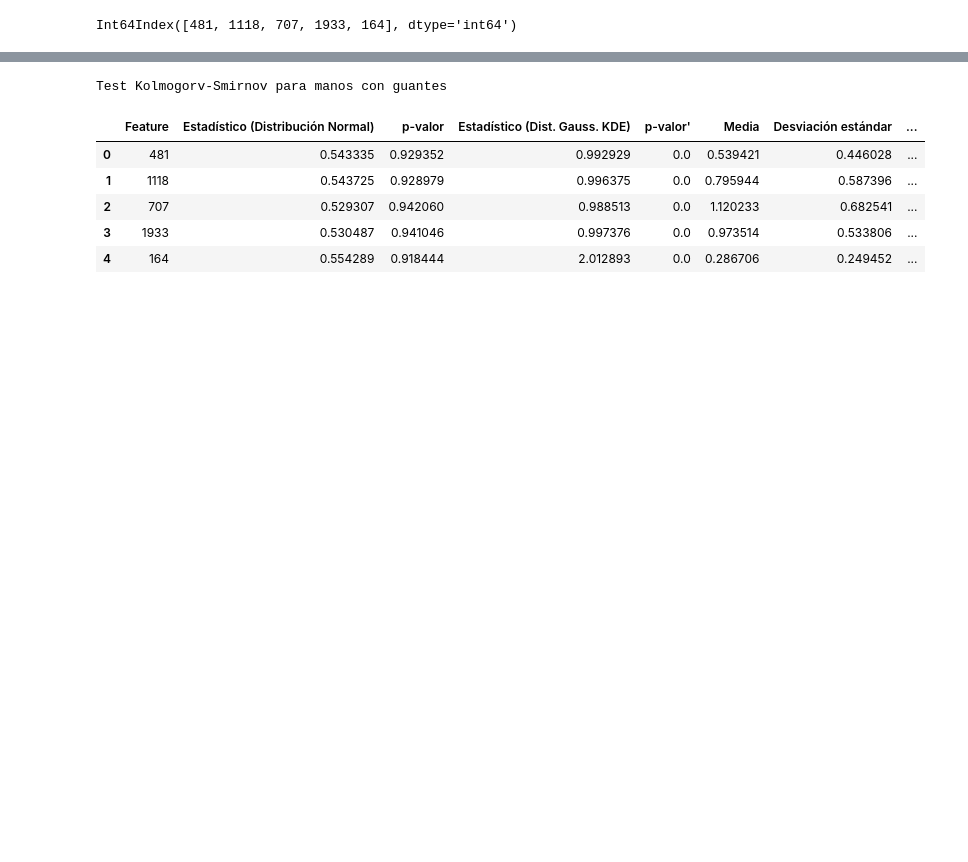
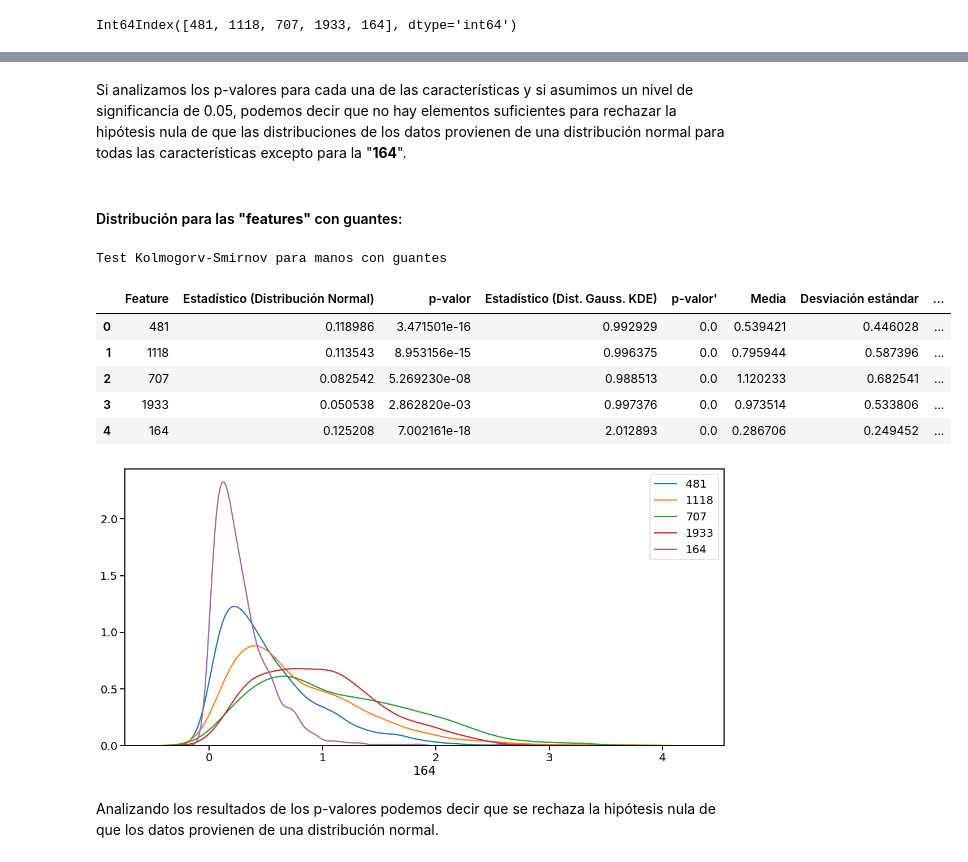
Before and after one commit to leorodriguez/mentoria-diplodatos-grupo2, a Jupyter notebook: mentoria_grupo2_entrega1.ipynb, the cells around one changed output, grey strips where cells are left out. Drawn from its saved outputs; the diff is of its cells as text; code cells hidden in the pictures; blank space fills up the shorter version.

```diff
--- a/mentoria_grupo2_entrega1.ipynb
+++ b/mentoria_grupo2_entrega1.ipynb
@@ -177,6 +224,7 @@ dfcolumns = pd.DataFrame(X.columns)
 featureScores = pd.concat([dfcolumns,dfscores], axis=1)
 featureScores.columns = ['Specs','Score']  #naming the dataframe column
 selected = featureScores.nlargest(5,'Score')
+worst_features = featureScores.nsmallest(3, 'Score')
 selected
 # %% [output]
 |  | Specs | Score |
@@ -249,0 +315,9 @@ data[["filename"]].groupby(data.color).count()
+# %%
+for i in worst_features.index:
+    feature = worst_features.Specs[i]
+    plt.figure(figsize=(8,3))
+    plot = sns.distplot(data[data.color == "mano"][feature], label="Sin Guante")
+    sns.distplot(data[data.color == "amarillo"][feature], label="Guante Am.")
+    sns.distplot(data[data.color == "verde"][feature], label="Guante Verde")
+    plot.axes.set_title("Distribución de la feature {}".format(feature),fontsize=20)
+    plot.legend()
@@ -357,6 +437,6 @@ Int64Index([481, 1118, 707, 1933, 164], dtype='int64')
 # %%
 k_tests_sin_guante = []
-
+plt.figure(figsize=(19,9))
 for feature in selected.index:
     x     = data[data.guantes == 0][str(feature)]
     mu    = np.mean( x )
@@ -364,12 +444,20 @@ for feature in selected.index:
     n     = len( x )
     #test  = [ (y - mu)/(std*np.sqrt(n)) for y in x ]
     #Normalizo
-    test = preprocessing.normalize([x])
+    #x_normalizado = preprocessing.normalize([x])
+    x_normalizado = x
+    mu    = np.mean( x_normalizado )
+    std   = np.std(x_normalizado )
+    n     = len( x_normalizado )
+    sns.distplot(x_normalizado, label=str(feature),  kde=True, hist=False)
+
     #kolmogorv-s
-    s, p  = stats.kstest(test,'norm')
+    s, p  = stats.kstest(x_normalizado,'norm',args=(mu,std))
+    #s, p  = stats.kstest(x_normalizado,'rayleigh',args=(0,mu))
 
     #Aproximo una mezcla de gaussianas
     gauss_kde    = stats.gaussian_kde(x)
+
     #Testeo
     s1, p1 = stats.kstest(x,gauss_kde)
     #print( feature, s1, p1 )
@@ -386,6 +474,7 @@ for feature in selected.index:
     } )
 
     #k_tests.append(( reg,s,pv,mu,std,n))
+plt.legend()
 k_tests_sin_guante_df = pd.DataFrame(k_tests_sin_guante)
 print("Test Kolmogorv-Smirnov para manos sin guantes")
 k_tests_sin_guante_df
@@ -400,44 +490,59 @@ Test Kolmogorv-Smirnov para manos sin guantes
+# %% [markdown]
+Si analizamos los p-valores para cada una de las características y si asumimos un nivel de significancia de 0.05, podemos decir que no hay elementos suficientes para rechazar la hipótesis nula de que las distribuciones de los datos provienen de una distribución normal para todas las características excepto para la "**164**".
+# %% [markdown]
+#### Distribución para las **"features"** con guantes:
 # %%
 k_tests_con_guante = []
-
+plt.figure(figsize=(19,9))
 for feature in selected.index:
     x     = data[data.guantes == 1][str(feature)]
     mu    = np.mean( x )
     std   = np.std( x )
     n     = len( x )
     #test  = [ (y - mu)/(std*np.sqrt(n)) for y in x ]
     #Normalizo
-    test = preprocessing.normalize([x])
+    #x_normalizado = preprocessing.normalize([x])
+    x_normalizado = x
+    mu    = np.mean( x_normalizado )
+    std   = np.std(x_normalizado )
+    n     = len( x_normalizado )
+    sns.distplot(x_normalizado, label=str(feature),  kde=True, hist=False)
+
     #kolmogorv-s
-    s, p  = stats.kstest(test,'norm')
+    s, p  = stats.kstest(x_normalizado,'norm',args=(mu,std))
+    #s, p  = stats.kstest(x_normalizado,'rayleigh',args=(0,mu))
 
     #Aproximo una mezcla de gaussianas
     gauss_kde    = stats.gaussian_kde(x)
+
     #Testeo
     s1, p1 = stats.kstest(x,gauss_kde)
     #print( feature, s1, p1 )
 
     k_tests_con_guante.append( {
         'Feature': str(feature),
         'Estadístico    (Distribución Normal)': s,
         'p-valor': p,
         'Estadístico    (Dist. Gauss. KDE)': s1,
         "p-valor'": p1,
         'Media': mu,
         'Desviación estándar': std,
         'N': n
     } )
 
     #k_tests.append(( reg,s,pv,mu,std,n))
+plt.legend()
 k_tests_con_guante_df = pd.DataFrame(k_tests_con_guante)
 print("Test Kolmogorv-Smirnov para manos con guantes")
-
 k_tests_con_guante_df
 # %% [output]
 Test Kolmogorv-Smirnov para manos con guantes
 |  | Feature | Estadístico (Distribución Normal) | p-valor | Estadístico (Dist. Gauss. KDE) | p-valor' | Media | Desviación estándar | ... |
-| 0 | 481 | 0.543335 | 0.929352 | 0.992929 | 0.0 | 0.539421 | 0.446028 | ... |
-| 1 | 1118 | 0.543725 | 0.928979 | 0.996375 | 0.0 | 0.795944 | 0.587396 | ... |
-| 2 | 707 | 0.529307 | 0.942060 | 0.988513 | 0.0 | 1.120233 | 0.682541 | ... |
-| 3 | 1933 | 0.530487 | 0.941046 | 0.997376 | 0.0 | 0.973514 | 0.533806 | ... |
-| 4 | 164 | 0.554289 | 0.918444 | 2.012893 | 0.0 | 0.286706 | 0.249452 | ... |
+| 0 | 481 | 0.118986 | 3.471501e-16 | 0.992929 | 0.0 | 0.539421 | 0.446028 | ... |
+| 1 | 1118 | 0.113543 | 8.953156e-15 | 0.996375 | 0.0 | 0.795944 | 0.587396 | ... |
+| 2 | 707 | 0.082542 | 5.269230e-08 | 0.988513 | 0.0 | 1.120233 | 0.682541 | ... |
+| 3 | 1933 | 0.050538 | 2.862820e-03 | 0.997376 | 0.0 | 0.973514 | 0.533806 | ... |
+| 4 | 164 | 0.125208 | 7.002161e-18 | 2.012893 | 0.0 | 0.286706 | 0.249452 | ... |
+[figure, added]
+# %% [markdown]
+Analizando los resultados de los p-valores podemos decir que se rechaza la hipótesis nula de que los datos provienen de una distribución normal.
```
Also changed, not shown: parts of 32 cells of this notebook.
